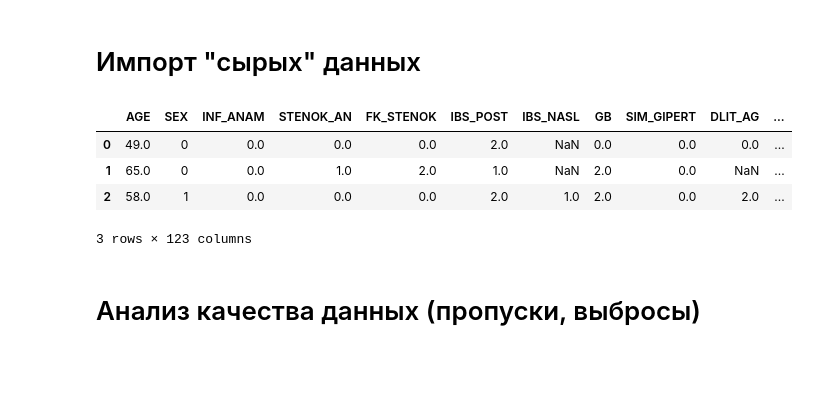
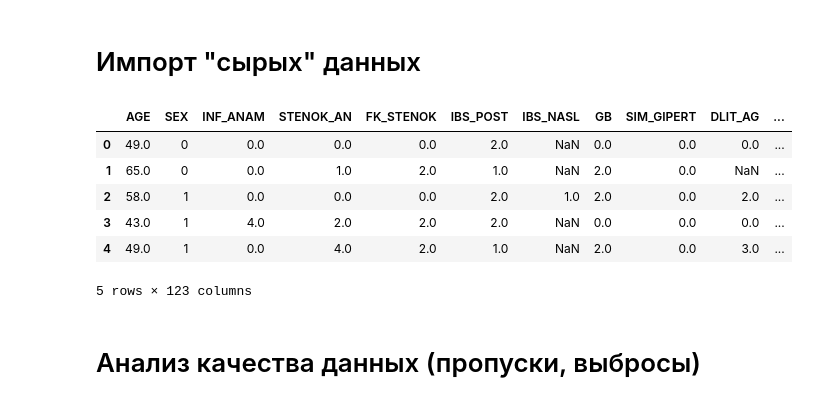
Before and after one commit to RusinDmitry/BSR, a Jupyter notebook: Scripts/read_raw_data.ipynb, the cells around one changed output. Drawn from its saved outputs; the diff is of its cells as text; code cells hidden in the pictures; blank space fills up the shorter version.

```diff
--- a/Scripts/read_raw_data.ipynb
+++ b/Scripts/read_raw_data.ipynb
@@ -18,13 +18,15 @@ from tensorflow.keras.layers import Dense
 # Импорт "сырых" данных
 # %%
 raw_xls = pd.read_csv('https://raw.githubusercontent.com/RusinDima12/BSR/main/data/raw_from_xls.csv')
-raw_xls.head(3)
+raw_xls.head()
 # %% [output]
 |  | AGE | SEX | INF_ANAM | STENOK_AN | FK_STENOK | IBS_POST | IBS_NASL | GB | SIM_GIPERT | DLIT_AG | ... |
 | 0 | 49.0 | 0 | 0.0 | 0.0 | 0.0 | 2.0 | NaN | 0.0 | 0.0 | 0.0 | ... |
 | 1 | 65.0 | 0 | 0.0 | 1.0 | 2.0 | 1.0 | NaN | 2.0 | 0.0 | NaN | ... |
 | 2 | 58.0 | 1 | 0.0 | 0.0 | 0.0 | 2.0 | 1.0 | 2.0 | 0.0 | 2.0 | ... |
+| 3 | 43.0 | 1 | 4.0 | 2.0 | 2.0 | 2.0 | NaN | 0.0 | 0.0 | 0.0 | ... |
+| 4 | 49.0 | 1 | 0.0 | 4.0 | 2.0 | 1.0 | NaN | 2.0 | 0.0 | 3.0 | ... |
-3 rows × 123 columns
+5 rows × 123 columns
 # %% [markdown]
 # Анализ качества данных (пропуски, выбросы)
 # %%
```
Also changed, not shown: 3 other files.
